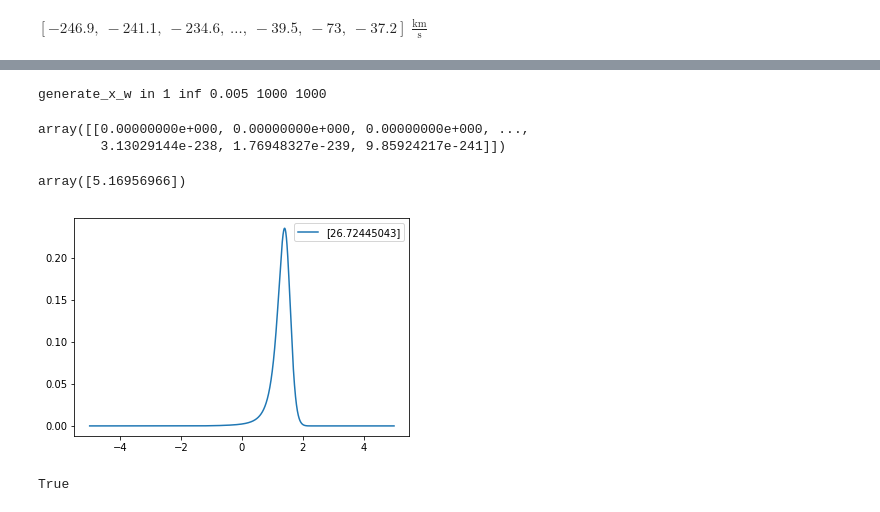
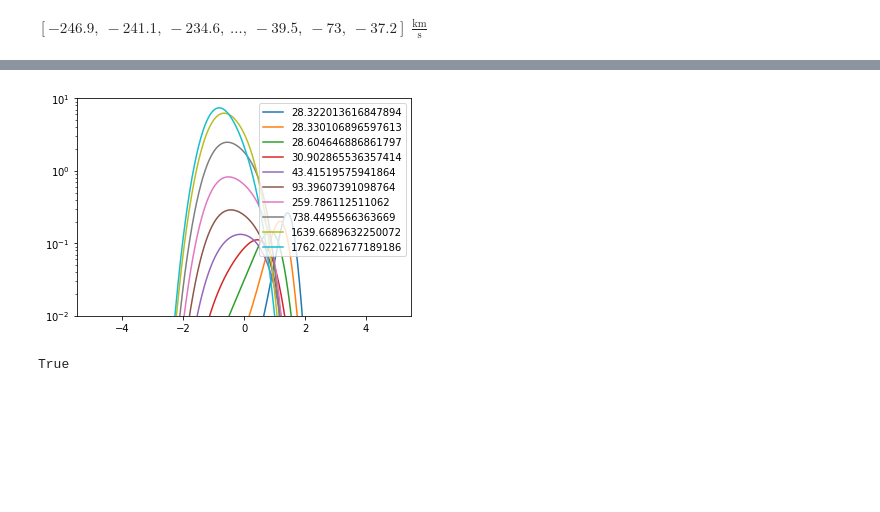
Before and after one commit to gomeshun/pydsph, a Jupyter notebook: sample/test.ipynb, the cells around one changed output, grey strips where cells are left out. Cells and saved outputs as stored; diff of their text form; code cells hidden in the pictures; blank space fills up the shorter version.

```diff
--- a/sample/test.ipynb
+++ b/sample/test.ipynb
@@ -39,12 +48,14 @@ dtype: float64
 initialized:
 Rmax_pc    1207.13611
 dtype: float64
-# %%
-model.dsph.sigmalos_dequad(R_pc=[10],show_fig=True)
-# %% [output]
-generate_x_w in 1 inf 0.005 1000 1000
-array([[0.00000000e+000, 0.00000000e+000, 0.00000000e+000, ...,
-        3.13029144e-238, 1.76948327e-239, 9.85924217e-241]])
-array([5.16956966])
-[figure, removed]
+# %%
+model.dsph.submodels["stellar_model"].update(re_pc=200)
+model.dsph.submodels["DM_model"].update(rs_pc=1e4,rhos_Msunpc3=1e-2,a=3,b=8,g=0.5)
+model.dsph.update(anib=0)
+_R_pc = np.logspace(1,4,10)
+model.dsph.sigmalos_dequad(R_pc=_R_pc,show_fig=True,ignore_nan=True)
+plt.ylim([1e-2,1e1])
+plt.yscale("log")
+# %% [output]
+[figure, added]
 # %%
```
Also changed, not shown: parts of 23 cells of this notebook.
